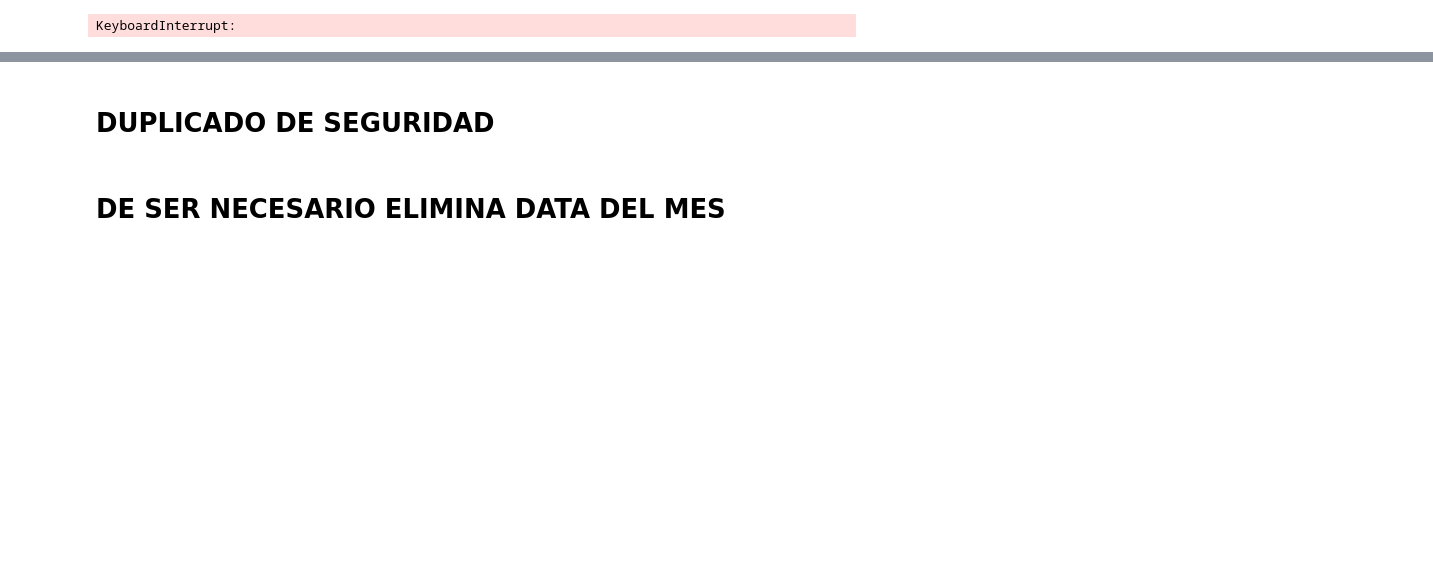
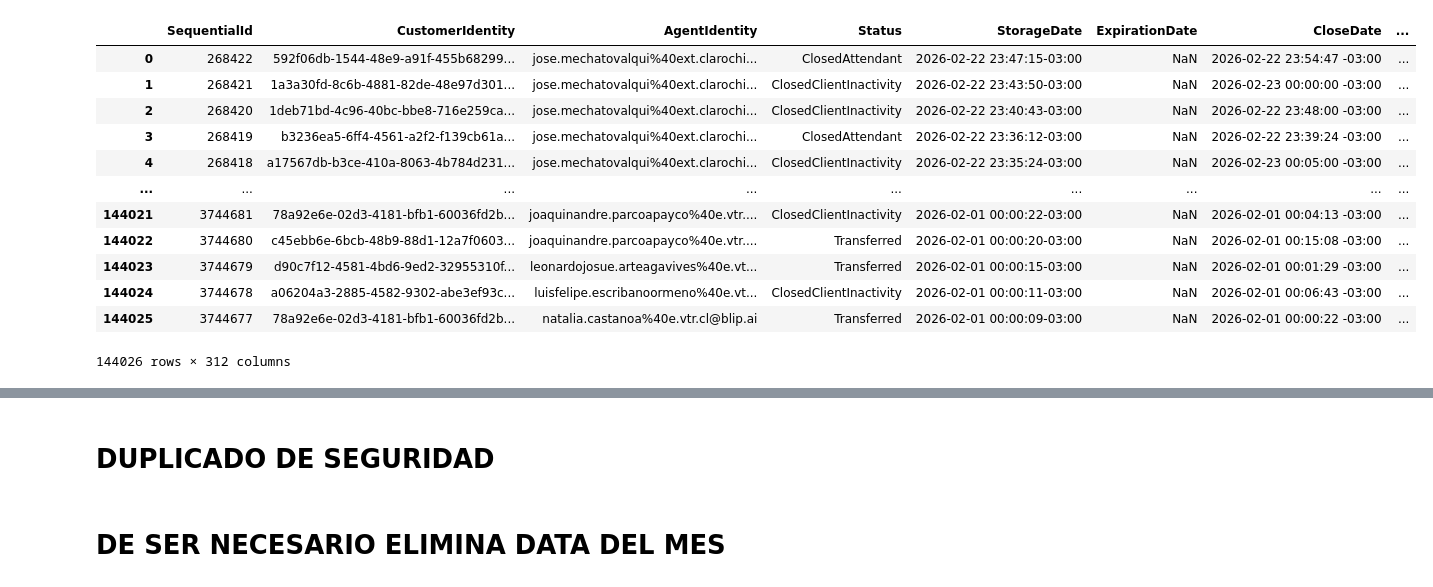
Before and after one commit to WDuran24/Python-Learning, a Jupyter notebook: INTRADIA_DIGITAL.ipynb, the cells around one changed output, grey strips where cells are left out. Saved outputs shown, nothing was run; the diff lists cells and outputs as text; code cells hidden in the pictures; blank space fills up the shorter version.

```diff
--- a/INTRADIA_DIGITAL.ipynb
+++ b/INTRADIA_DIGITAL.ipynb
@@ -48,3 +22,22 @@ blip_ha
+# %%
+# --- 0) (Opcional) si vas a leer desde archivo, descomenta y ajusta la ruta ---
+# blip_ha = pd.read_csv(r"C:\ruta\blip_ha.csv", encoding="utf-8", low_memory=False)
+
+# --- 1) Diccionario con coincidencia exacta (claves en minúsculas) ---
+reemplazos = {
+    "u42796115%40konecta.com@blip.ai": "luisfelipe.escribanoormeno%@e.vtr.cl",
+    "U43916386%40konecta.com@blip.ai": "jhonnyronald.gutierrezvillegas%@e.vtr.cl",
+    "u48366048%40konecta.com@blip.ai": "blima.coaquispe%@e.vtr.cl",
+    "U70564447%40konecta.com@blip.ai": "nelly.maurapaucar%@e.vtr.cl",
+    "U73870648%40konecta.com@blip.ai": "sebastiananthony.mattapaucar%@e.vtr.cl",
+    "U74641282%40konecta.com@blip.ai": "britany.fernandezpadilla%@e.vtr.cl",
+    "U74963315%40konecta.com@blip.ai": "piero.quiroz%@e.vtr.cl",
+    "U75628462%40konecta.com@blip.ai": "valery.gonzalesarango%@e.vtr.cl",
+    "U76324259%40konecta.com@blip.ai": "cesar.jorgepusari%@e.vtr.cl",
+    "U9953812%40konecta.com@blip.ai":  "carlos.gastelourreste%@e.vtr.cl"
+}
+# --- 3) Reemplazo exacto (sin regex) ---
+blip_ha["AgentIdentity"] = blip_ha["AgentIdentity"].replace(reemplazos, regex=False)
 # %%
 # Forzar conversión individual respetando la zona horaria original
 blip_ha['StorageDate'] = blip_ha['StorageDate'].apply(pd.to_datetime, errors='coerce')
@@ -54,5 +47,3 @@ blip_ha['Fecha'] = blip_ha['StorageDate'].apply(lambda x: x.date() if pd.notnull
 
 # Extraer la hora (solo la parte de la hora)
 blip_ha['HORA'] = blip_ha['StorageDate'].apply(lambda x: x.time() if pd.notnull(x) else pd.NaT)
-# %% [output]
-KeyboardInterrupt:
@@ -74,5 +50,19 @@ npsf = nps[nps['Cola'].str.strip().str.lower().isin(teams_to_filter)]
 # %%
-blip_ha.sample(3)
+blip_ha
+# %% [output]
+|  | SequentialId | CustomerIdentity | AgentIdentity | Status | StorageDate | ExpirationDate | CloseDate | ... |
+| 0 | 268422 | 592f06db-1544-48e9-a91f-455b68299... | jose.mechatovalqui%40ext.clarochi... | ClosedAttendant | 2026-02-22 23:47:15-03:00 | NaN | 2026-02-22 23:54:47 -03:00 | ... |
+| 1 | 268421 | 1a3a30fd-8c6b-4881-82de-48e97d301... | jose.mechatovalqui%40ext.clarochi... | ClosedClientInactivity | 2026-02-22 23:43:50-03:00 | NaN | 2026-02-23 00:00:00 -03:00 | ... |
+| 2 | 268420 | 1deb71bd-4c96-40bc-bbe8-716e259ca... | jose.mechatovalqui%40ext.clarochi... | ClosedClientInactivity | 2026-02-22 23:40:43-03:00 | NaN | 2026-02-22 23:48:00 -03:00 | ... |
+| 3 | 268419 | b3236ea5-6ff4-4561-a2f2-f139cb61a... | jose.mechatovalqui%40ext.clarochi... | ClosedAttendant | 2026-02-22 23:36:12-03:00 | NaN | 2026-02-22 23:39:24 -03:00 | ... |
+| 4 | 268418 | a17567db-b3ce-410a-8063-4b784d231... | jose.mechatovalqui%40ext.clarochi... | ClosedClientInactivity | 2026-02-22 23:35:24-03:00 | NaN | 2026-02-23 00:05:00 -03:00 | ... |
+| ... | ... | ... | ... | ... | ... | ... | ... | ... |
+| 144021 | 3744681 | 78a92e6e-02d3-4181-bfb1-60036fd2b... | joaquinandre.parcoapayco%40e.vtr.... | ClosedClientInactivity | 2026-02-01 00:00:22-03:00 | NaN | 2026-02-01 00:04:13 -03:00 | ... |
+| 144022 | 3744680 | c45ebb6e-6bcb-48b9-88d1-12a7f0603... | joaquinandre.parcoapayco%40e.vtr.... | Transferred | 2026-02-01 00:00:20-03:00 | NaN | 2026-02-01 00:15:08 -03:00 | ... |
+| 144023 | 3744679 | d90c7f12-4581-4bd6-9ed2-32955310f... | leonardojosue.arteagavives%40e.vt... | Transferred | 2026-02-01 00:00:15-03:00 | NaN | 2026-02-01 00:01:29 -03:00 | ... |
+| 144024 | 3744678 | a06204a3-2885-4582-9302-abe3ef93c... | luisfelipe.escribanoormeno%40e.vt... | ClosedClientInactivity | 2026-02-01 00:00:11-03:00 | NaN | 2026-02-01 00:06:43 -03:00 | ... |
+| 144025 | 3744677 | 78a92e6e-02d3-4181-bfb1-60036fd2b... | natalia.castanoa%40e.vtr.cl@blip.ai | Transferred | 2026-02-01 00:00:09-03:00 | NaN | 2026-02-01 00:00:22 -03:00 | ... |
+144026 rows × 312 columns
 # %%
 # Eliminar los dos primeros caracteres de los campos
 blip_ha['QueueTime'] = blip_ha['QueueTime'].str[3:]
```
Also changed, not shown: parts of 97 cells of this notebook.
